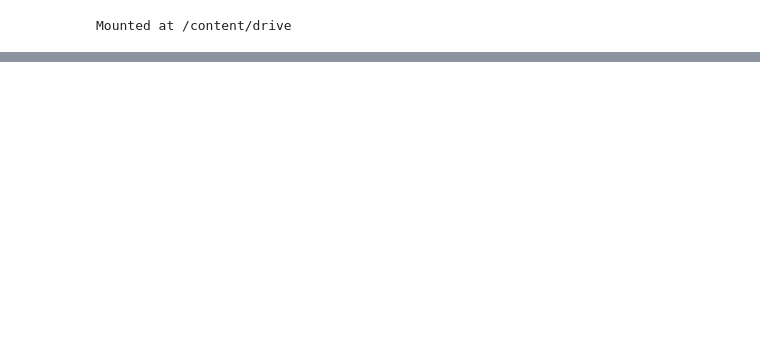
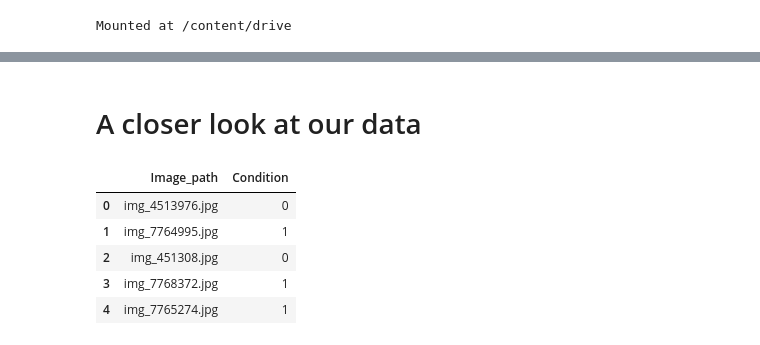
Before and after one commit to louiewang820/car-condition-classification, a Jupyter notebook: car_condition.ipynb, the cells around one changed output, grey strips where cells are left out. Cells and saved outputs as stored; diff of their text form; code cells hidden in the pictures; blank space fills up the shorter version.

```diff
--- a/car_condition.ipynb
+++ b/car_condition.ipynb
@@ -15,0 +48,12 @@ fatal: not a git repository (or any of the parent directories): .git
+# %% [markdown]
+# A closer look at our data
+# %%
+label = pd.read_csv("data/labels.csv")
+label.head()
+# %% [output]
+|  | Image_path | Condition |
+| 0 | img_4513976.jpg | 0 |
+| 1 | img_7764995.jpg | 1 |
+| 2 | img_451308.jpg | 0 |
+| 3 | img_7768372.jpg | 1 |
+| 4 | img_7765274.jpg | 1 |
```
Also changed, not shown: parts of 20 cells of this notebook.
